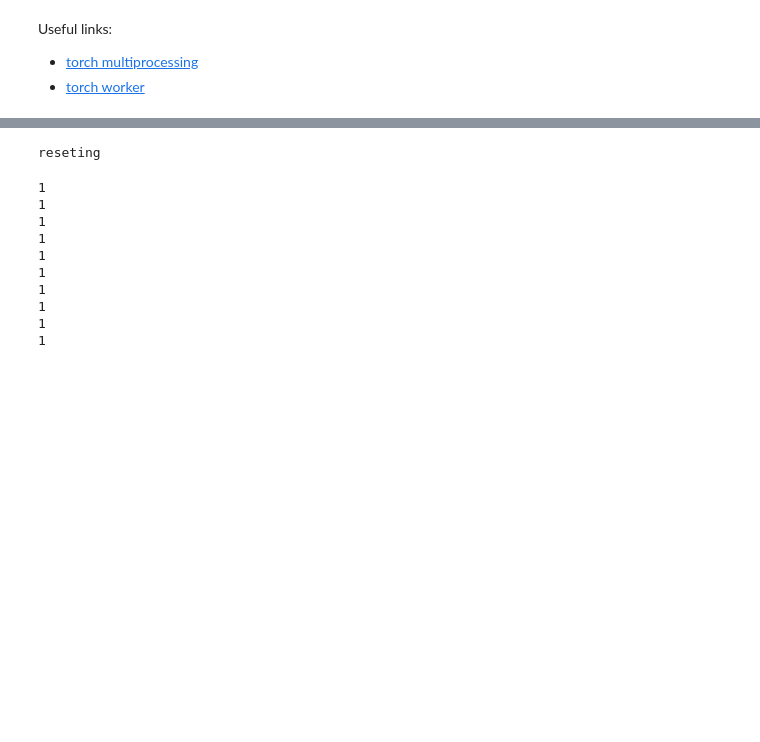
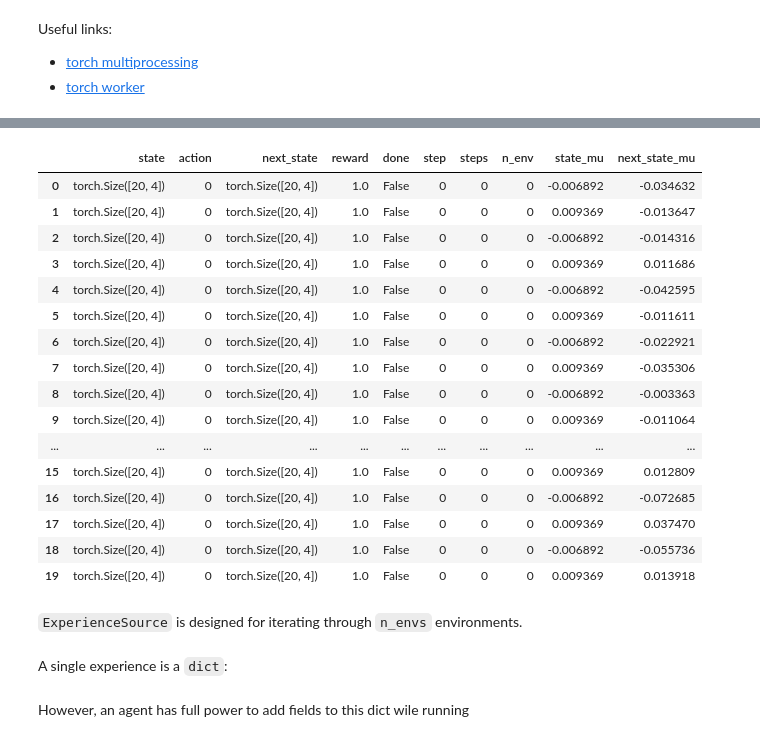
Before and after one commit to josiahls/fast-reinforcement-learning-2, a Jupyter notebook: nbs/05_data.block.ipynb, the cells around one changed output, grey strips where cells are left out. Saved outputs shown, nothing was run; the diff lists cells and outputs as text; code cells hidden in the pictures; blank space fills up the shorter version.

```diff
--- a/nbs/05_data.block.ipynb
+++ b/nbs/05_data.block.ipynb
@@ -88,0 +74,20 @@ class ExperienceSource(Stateful):
+# %%
+# export
+def _listify_if_single(o,single):
+    if not isinstance(o,(np.ndarray,Tensor)) and single:
+        return L(o)
+    if isinstance(o,(np.ndarray)) and single:
+        return np.expand_dims(o,0) if len(o.shape)==1 else o
+    if isinstance(o,(np.ndarray)) and single:
+        return o.unsqueeze(0) if len(o.size())==1 else o
+    return o
+
+def init_experience(single=False,but='',**kwargs):
+    "Returns dictionary with default values that can be overridden."
+    experience=D(
+        state=0,action=0,next_state=0,reward=0,done=False,
+        step=0,steps=0,n_env=0,image=0
+    )
+    for s in but.split(','):
+        if s in experience:del experience[s]
+    return D(merge(experience,kwargs)).mapv(_listify_if_single,single=single)
@@ -89,12 +208,10 @@ class ExperienceSource(Stateful):
 # %%
-class TestDataset(IterableDataset):
+# export
+class SourceDataset(IterableDataset):
+    "Iterates through a `source` object. Allows for re-initing source connections when `num_workers>0`"
     def __init__(self,source=None): store_attr('source')
-    def __iter__(self): return iter(self.source)
-    def wif(self):
-        print('hi')
-        dataset.source._init_state()
+    def __iter__(self):             return iter(self.source)
+    def wif(self):                  self.source._init_state()
 # %%
-source=ExperienceSource('CartPole-v1',None)
-dataset=TestDataset(source)
+source=ExperienceSource('CartPole-v1',None,n_envs=2)
+dataset=SourceDataset(source)
-# %% [output]
-reseting
@@ -109,14 +218,27 @@ def worker_init_fn():
 # %%
-for x in DataLoader(dataset,num_workers=3,n=10,persistent_workers=True):
-    print(x)
+data=None
+for x in DataLoader(dataset,num_workers=0,n=10,persistent_workers=True,wif=dataset.wif):
+    data=D(x) if data is None else data+D(x)
+data.pandas()
 # %% [output]
-1
-1
-1
-1
-1
-1
-1
-1
-1
-1
+|  | state | action | next_state | reward | done | step | steps | n_env | state_mu | next_state_mu |
+| 0 | torch.Size([20, 4]) | 0 | torch.Size([20, 4]) | 1.0 | False | 0 | 0 | 0 | -0.006892 | -0.034632 |
+| 1 | torch.Size([20, 4]) | 0 | torch.Size([20, 4]) | 1.0 | False | 0 | 0 | 0 | 0.009369 | -0.013647 |
+| 2 | torch.Size([20, 4]) | 0 | torch.Size([20, 4]) | 1.0 | False | 0 | 0 | 0 | -0.006892 | -0.014316 |
+| 3 | torch.Size([20, 4]) | 0 | torch.Size([20, 4]) | 1.0 | False | 0 | 0 | 0 | 0.009369 | 0.011686 |
+| 4 | torch.Size([20, 4]) | 0 | torch.Size([20, 4]) | 1.0 | False | 0 | 0 | 0 | -0.006892 | -0.042595 |
+| 5 | torch.Size([20, 4]) | 0 | torch.Size([20, 4]) | 1.0 | False | 0 | 0 | 0 | 0.009369 | -0.011611 |
+| 6 | torch.Size([20, 4]) | 0 | torch.Size([20, 4]) | 1.0 | False | 0 | 0 | 0 | -0.006892 | -0.022921 |
+| 7 | torch.Size([20, 4]) | 0 | torch.Size([20, 4]) | 1.0 | False | 0 | 0 | 0 | 0.009369 | -0.035306 |
+| 8 | torch.Size([20, 4]) | 0 | torch.Size([20, 4]) | 1.0 | False | 0 | 0 | 0 | -0.006892 | -0.003363 |
+| 9 | torch.Size([20, 4]) | 0 | torch.Size([20, 4]) | 1.0 | False | 0 | 0 | 0 | 0.009369 | -0.011064 |
+| ... | ... | ... | ... | ... | ... | ... | ... | ... | ... | ... |
+| 15 | torch.Size([20, 4]) | 0 | torch.Size([20, 4]) | 1.0 | False | 0 | 0 | 0 | 0.009369 | 0.012809 |
+| 16 | torch.Size([20, 4]) | 0 | torch.Size([20, 4]) | 1.0 | False | 0 | 0 | 0 | -0.006892 | -0.072685 |
+| 17 | torch.Size([20, 4]) | 0 | torch.Size([20, 4]) | 1.0 | False | 0 | 0 | 0 | 0.009369 | 0.037470 |
+| 18 | torch.Size([20, 4]) | 0 | torch.Size([20, 4]) | 1.0 | False | 0 | 0 | 0 | -0.006892 | -0.055736 |
+| 19 | torch.Size([20, 4]) | 0 | torch.Size([20, 4]) | 1.0 | False | 0 | 0 | 0 | 0.009369 | 0.013918 |
+# %% [markdown]
+`ExperienceSource` is designed for iterating through `n_envs` environments.
+# %% [markdown]
+A single experience is a `dict`:
@@ -122,0 +248,2 @@ for x in DataLoader(dataset,num_workers=3,n=10,persistent_workers=True):
+# %% [markdown]
+However, an agent has full power to add fields to this dict wile running
```
Also changed, not shown: parts of 16 cells of this notebook, 10 other files.
